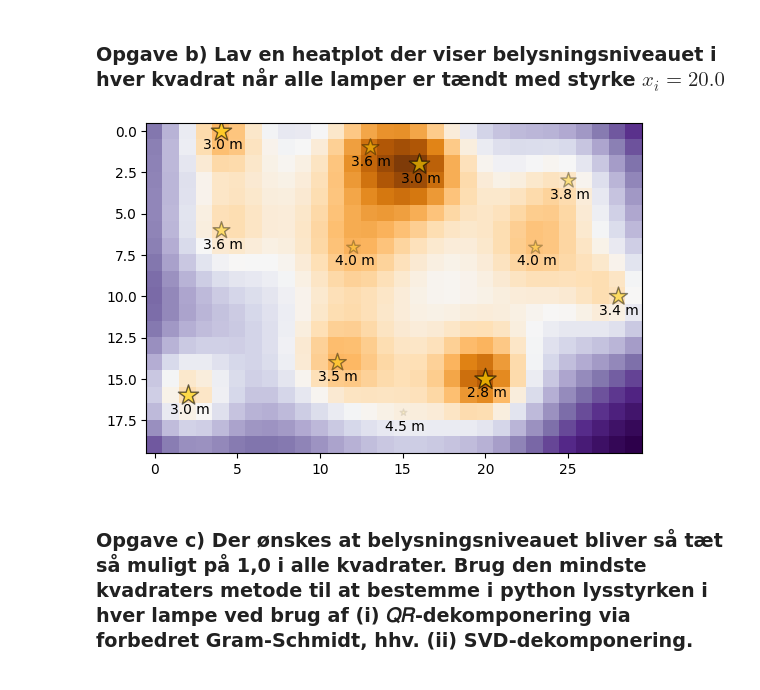
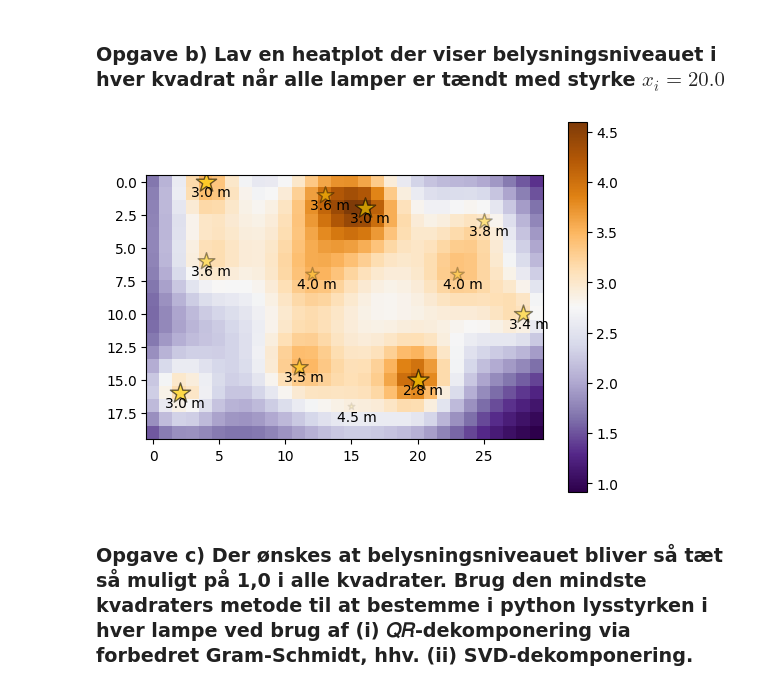
Before and after one commit to amandoee/Aflevering7, a Jupyter notebook: aflevering7.ipynb, the cells around one changed output. Drawn from its saved outputs; the diff is of its cells as text; code cells hidden in the pictures.

```diff
--- a/aflevering7.ipynb
+++ b/aflevering7.ipynb
@@ -21,38 +21,38 @@ import pandas as pd
 
 lamper = np.array([[4,19,3],[13,18,3.6],[16,17,3.0],[25,16,3.8],[4,13,3.6],[12,12,4.0],[23,12,4.0],[28,9,3.4],[2,3,3.0],[11,5,3.5],[15,2,4.5],[20,4,2.8]])
 
 def feltstyrke_lys(lamper, i):
     lysstyrke=0
 
     #Konverter i til koordinater
     i_y=int(i/30)
     while i>=30:
         i = i-30
     i_x = i
 
     for element in lamper:
-        lysstyrke += 20/(np.sqrt(np.abs(element[0]-i_x)**2 + np.abs(element[1]-i_y)**2 + np.abs(element[2]-0)**2)**2)
+        lysstyrke += 20/(np.sqrt(np.abs(element[0]-i_x)**2 + np.abs(element[1]-i_y)**2 + np.abs(element[2])**2)**2)
     return lysstyrke
 
 
 #Matrix with all the values
-feltstyrke = np.zeros((20,30))
+parkeringsplads = np.zeros((20,30))
 
 for i in range(20):
     for j in range(30):
-        feltstyrke[i,j] = feltstyrke_lys(lamper, i*30+j)
+        parkeringsplads[i,j] = feltstyrke_lys(lamper, i*30+j)
 
 #plot the matrix flipped on the y-axis looking like lamps
-plt.imshow(feltstyrke[::-1], cmap='PuOr_r')
+plt.imshow(parkeringsplads[::-1], cmap='PuOr_r')
+plt.colorbar()
 
-#plot the lamps with inverted y-axis
 for element in lamper:
     plt.scatter(element[0], 19-element[1], c='gold', edgecolors='black', marker='*', alpha=1-(0.045*element[2]**2), s=400-(4.3*element[2])**2)
 
 #Plot text with the lamp height above the lamps
 for element in lamper:
     plt.text(element[0]-1.1, 19-element[1]+1.1, str(element[2])+' m', color='black', fontsize=10)
 # %% [output]
-[figure, old version]
+[figure, new version]
 # %% [markdown]
 ### Opgave c) Der ønskes at belysningsniveauet bliver så tæt så muligt på 1,0 i alle kvadrater. Brug den mindste kvadraters metode til at bestemme i python lysstyrken i hver lampe ved brug af (i) 𝑄𝑅-dekomponering via forbedret Gram-Schmidt, hhv. (ii) SVD-dekomponering.
```
Also changed, not shown: parts of 7 cells of this notebook, 1 other file.
